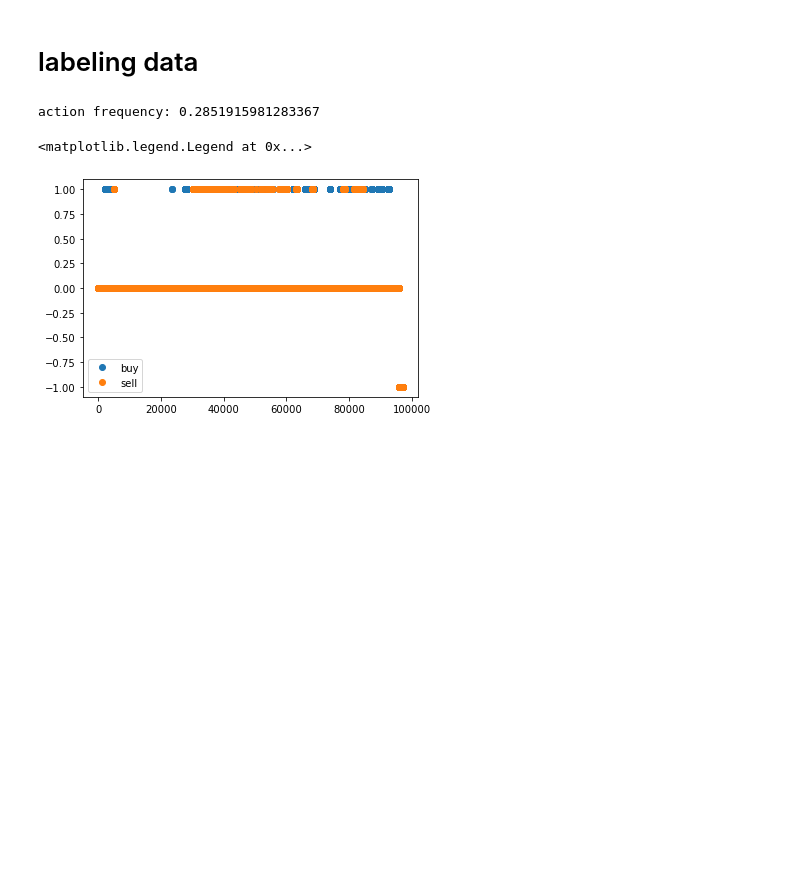
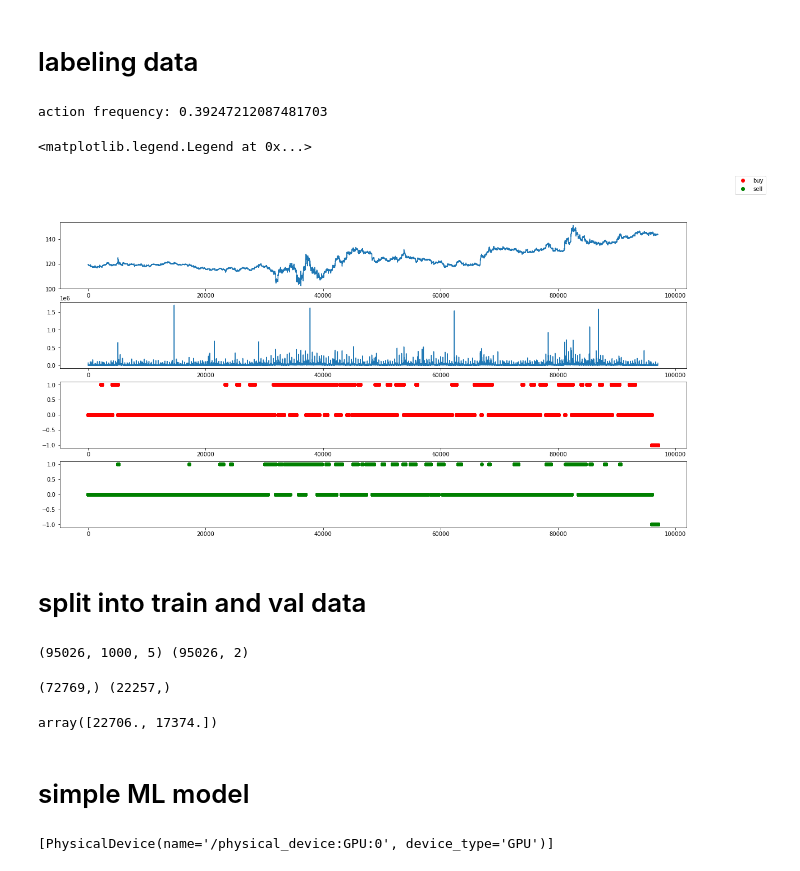
Before and after one commit to ghjgghj/whateveriwant, a Jupyter notebook: wmt_test_v1.ipynb, the cells around one changed output. Cells and saved outputs as stored; diff of their text form; code cells hidden in the pictures; blank space fills up the shorter version.

Commit message:
train on wmt data v1

```diff
--- a/wmt_test_v1.ipynb
+++ b/wmt_test_v1.ipynb
@@ -108,7 +111,7 @@ print(stock_time.shape)
 # if there are future price > current price * (1+thresh), than label it as buy
 # if there are future price < current price * (1-thresh), than label it has sell
 
-thresh = 0.03
+thresh = 0.025
 future_1 = 10
 future_2 = 1000
 
@@ -127,11 +130,53 @@ for i in range (n_data-future_2):
 # %%
 print('action frequency:', np.sum(stock_labels)/n_data)
 # %% [output]
-action frequency: 0.2851915981283367
+action frequency: 0.39247212087481703
 # %%
-plt.plot(stock_labels[:,0],'o', label='buy')
-plt.plot(stock_labels[:,1],'o', label='sell')
-plt.legend()
+fig, axs = plt.subplots(4, 1, figsize=(20,10))
+
+axs[0].plot(stock_average)
+axs[1].plot(stock_volume)
+axs[2].plot(stock_labels[:,0], 'o', color='red', label='buy')
+axs[3].plot(stock_labels[:,1], 'o', color='green', label='sell')
+fig.legend()
 # %% [output]
 <matplotlib.legend.Legend at 0x...>
-[figure, old version]
+[figure, new version]
+# %% [markdown]
+# split into train and val data
+# %%
+# input: the previous input_size min of data, so discard first input_size min and last future_2 min of data
+input_size = 1000
+
+x_all = []
+y_all = []
+for i in range(input_size,n_data-future_2):
+    x = np.vstack((stock_time[i-input_size:i],
+                   stock_average[i-input_size:i],
+                   stock_high[i-input_size:i],
+                   stock_low[i-input_size:i],
+                   stock_volume[i-input_size:i])).T
+    x_all.append(x)
+    y_all.append(stock_labels[i])
+x_all = np.array(x_all)
+y_all = np.array(y_all)
+
+print(x_all.shape, y_all.shape)
+# %% [output]
+(95026, 1000, 5) (95026, 2)
+# %%
+n_example, _, n_features = x_all.shape
+example_idxes = np.arange(n_example)
+np.random.shuffle(example_idxes)
+split_at_idx = n_data*3//4
+train_idxes = example_idxes[0:split_at_idx]
+val_idxes = example_idxes[split_at_idx:]
+print(train_idxes.shape, val_idxes.shape)
+# %% [output]
+(72769,) (22257,)
+# %%
+np.sum(y_all, axis=0)
+# %% [output]
+array([22706., 17374.])
+# %% [markdown]
+# simple ML model
@@ -137,0 +189,5 @@ plt.legend()
+# %%
+# check gpu support
+print(tf.config.list_physical_devices('GPU'))
+# %% [output]
+[PhysicalDevice(name='/physical_device:GPU:0', device_type='GPU')]
```
Also changed, not shown: parts of 29 cells of this notebook, 1 other file.
